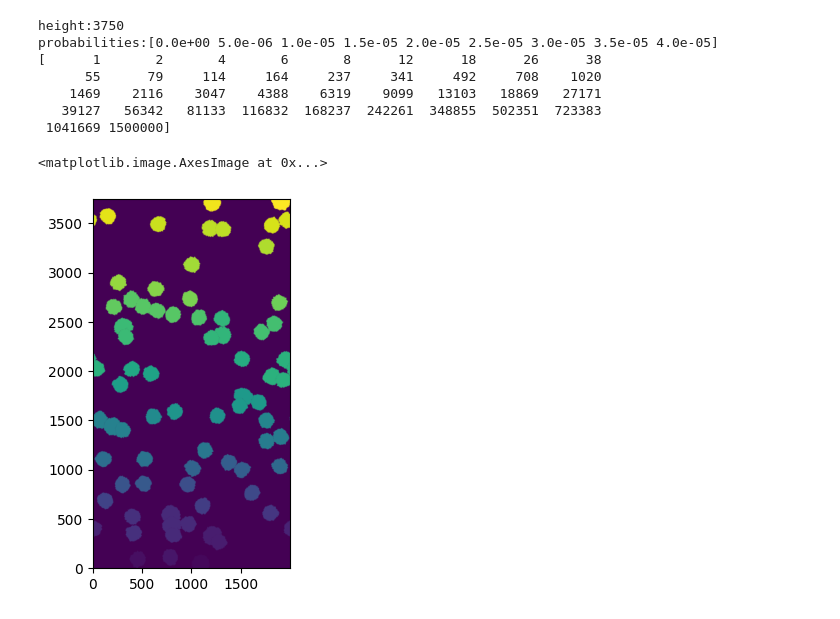
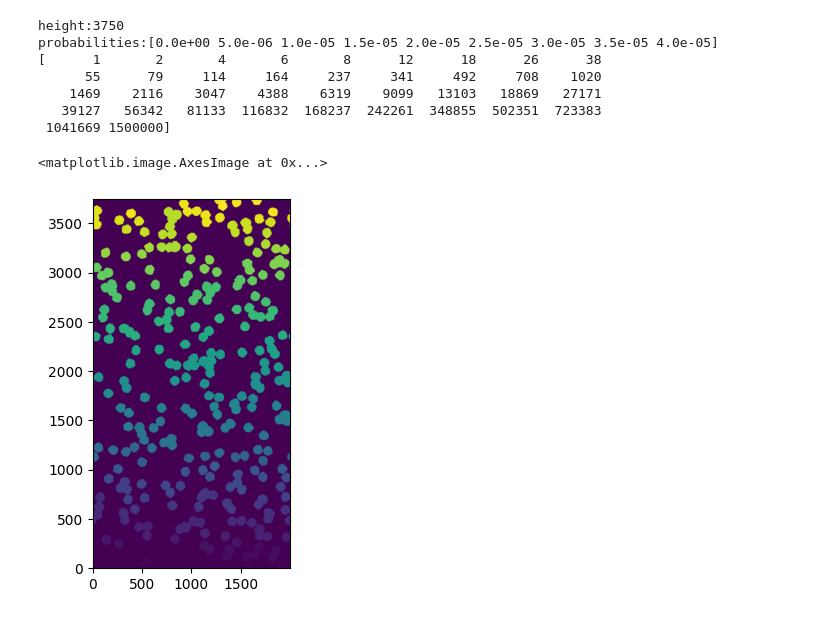
Before and after one commit to maxou2804/script_1D_Eden, a Jupyter notebook: acceleration_sites_10000.ipynb, the cells around one changed output. Drawn from its saved outputs; the diff is of its cells as text; code cells hidden in the pictures.

```diff
--- a/acceleration_sites_10000.ipynb
+++ b/acceleration_sites_10000.ipynb
@@ -770,15 +770,15 @@ probabilities:[0.0e+00 5.0e-06 1.0e-05 1.5e-05 2.0e-05 2.5e-05 3.0e-05 3.5e-05 4
 # %%
 import matplotlib.pyplot as plt
 lattice = np.zeros((height, width), dtype=np.int32)
 
-acc_sites, cluster_labels, cluster_list = place_eden_clusters_with_list(
-    width, height, 20000,0.00001, lattice)
+acc_sites, cluster_labels, cluster_list = place_clusters_with_labels(
+    width, height, avg_cluster_size,probabilities[-1], lattice)
 
 plt.figure()
 plt.imshow(cluster_labels,origin='lower')
 # %% [output]
 <matplotlib.image.AxesImage at 0x...>
-[figure, old version]
+[figure, new version]
 # %%
 for probability in probabilities:
 
```
Also changed, not shown: parts of 3 cells of this notebook, 7 other files.
